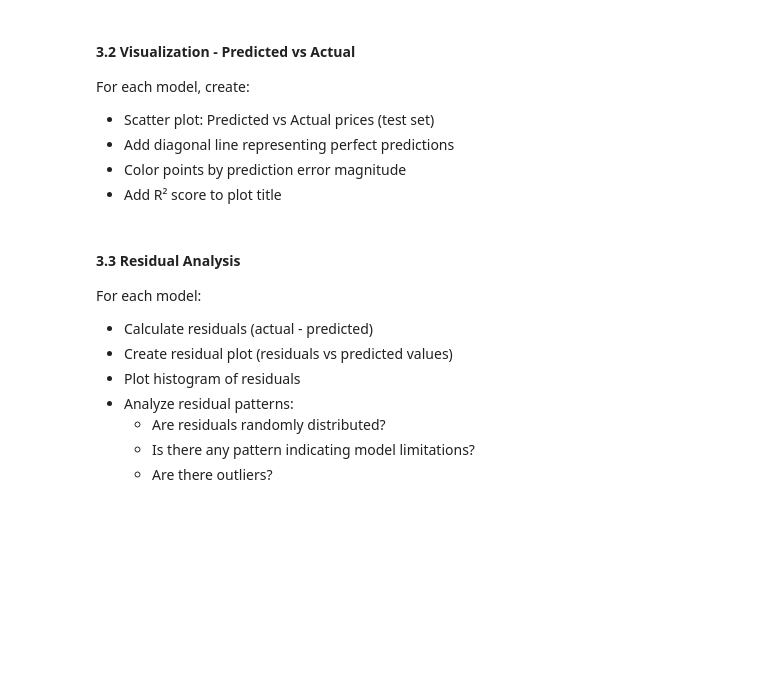
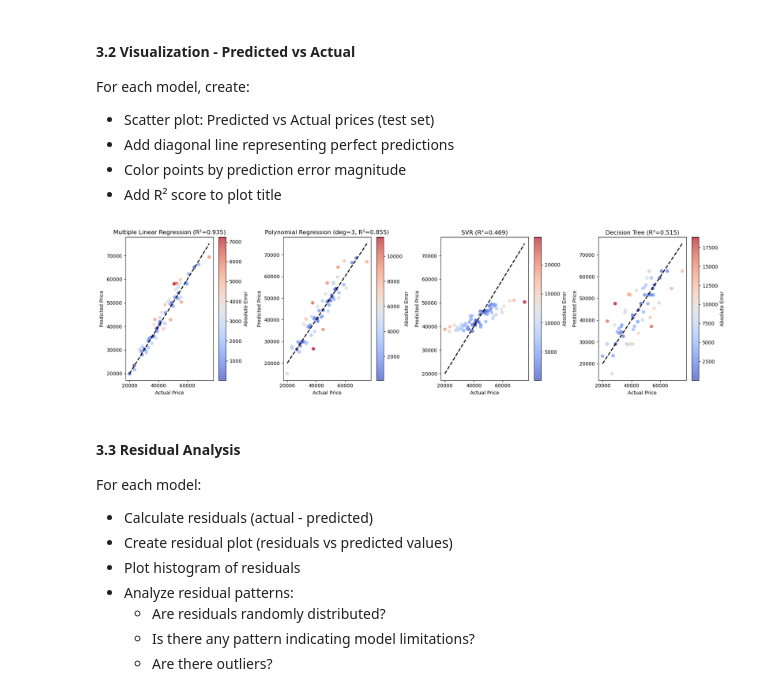
Before and after one commit to Blessing-Ekeh/dataraflow-week15-supervised-learning, a Jupyter notebook: Take Home (1).ipynb, the cells around one changed output. Cells and saved outputs as stored; diff of their text form; code cells hidden in the pictures; blank space fills up the shorter version.

```diff
--- a/Take Home (1).ipynb
+++ b/Take Home (1).ipynb
@@ -1954,6 +2636,72 @@ For each model, create:
 - Add diagonal line representing perfect predictions
 - Color points by prediction error magnitude
 - Add R² score to plot title
+# %%
+# Visualizations: Predicted vs Actual for each model
+import matplotlib.pyplot as plt
+import numpy as np
+from sklearn.metrics import r2_score
+
+plt.figure(figsize=(18, 5))
+
+# --- Linear Regression ---
+plt.subplot(1, 4, 1)
+Y_pred_lin = lin_reg.predict(X_test)   # get predictions
+errors_lin = np.abs(Y_test - Y_pred_lin)
+r2_lin = r2_score(Y_test, Y_pred_lin)
+
+scatter = plt.scatter(Y_test, Y_pred_lin, c=errors_lin, cmap="coolwarm", alpha=0.7)
+plt.plot([Y_test.min(), Y_test.max()], [Y_test.min(), Y_test.max()], 'k--', lw=2)
+plt.title(f'Multiple Linear Regression (R²={r2_lin:.3f})')
+plt.xlabel('Actual Price')
+plt.ylabel('Predicted Price')
+plt.colorbar(scatter, label="Absolute Error")
+
+# --- Polynomial Regression ---
+plt.subplot(1, 4, 2)
+#Y_pred_poly = poly_reg.predict(poly[best_degree].transform(X_test_poly))
+Y_pred_poly = poly_reg.predict(X_test_poly)
+
+errors_poly = np.abs(Y_test - Y_pred_poly)
+r2_poly = r2_score(Y_test, Y_pred_poly)
+
+scatter = plt.scatter(Y_test, Y_pred_poly, c=errors_poly, cmap="coolwarm", alpha=0.7)
+plt.plot([Y_test.min(), Y_test.max()], [Y_test.min(), Y_test.max()], 'k--', lw=2)
+plt.title(f'Polynomial Regression (deg={best_degree}, R²={r2_poly:.3f})')
+plt.xlabel('Actual Price')
+plt.ylabel('Predicted Price')
+plt.colorbar(scatter, label="Absolute Error")
+
+# --- Support Vector Regression ---
+plt.subplot(1, 4, 3)
+Y_pred_svr = svr.predict(X_test)
+errors_svr = np.abs(Y_test - Y_pred_svr)
+r2_svr = r2_score(Y_test, Y_pred_svr)
+
+scatter = plt.scatter(Y_test, Y_pred_svr, c=errors_svr, cmap="coolwarm", alpha=0.7)
+plt.plot([Y_test.min(), Y_test.max()], [Y_test.min(), Y_test.max()], 'k--', lw=2)
+plt.title(f'SVR (R²={r2_svr:.3f})')
+plt.xlabel('Actual Price')
+plt.ylabel('Predicted Price')
+plt.colorbar(scatter, label="Absolute Error")
+
+# --- Decision Tree Regression ---
+plt.subplot(1, 4, 4)
+Y_pred_tree = best_tree_reg.predict(X_test)
+errors_tree = np.abs(Y_test - Y_pred_tree)
+r2_tree = r2_score(Y_test, Y_pred_tree)
+
+scatter = plt.scatter(Y_test, Y_pred_tree, c=errors_tree, cmap="coolwarm", alpha=0.7)
+plt.plot([Y_test.min(), Y_test.max()], [Y_test.min(), Y_test.max()], 'k--', lw=2)
+plt.title(f'Decision Tree (R²={r2_tree:.3f})')
+plt.xlabel('Actual Price')
+plt.ylabel('Predicted Price')
+plt.colorbar(scatter, label="Absolute Error")
+
+plt.tight_layout()
+plt.show()
+# %% [output]
+[figure, added]
 # %% [markdown]
 #### 3.3 Residual Analysis
 For each model:
```
Also changed, not shown: parts of 23 cells of this notebook, 1 other file.
